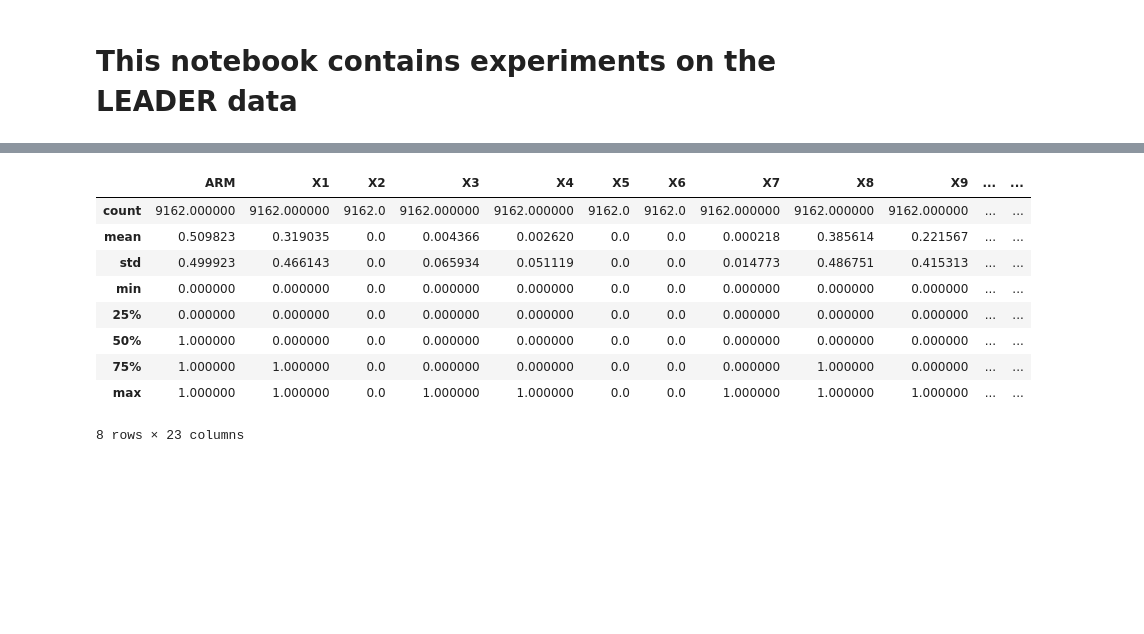
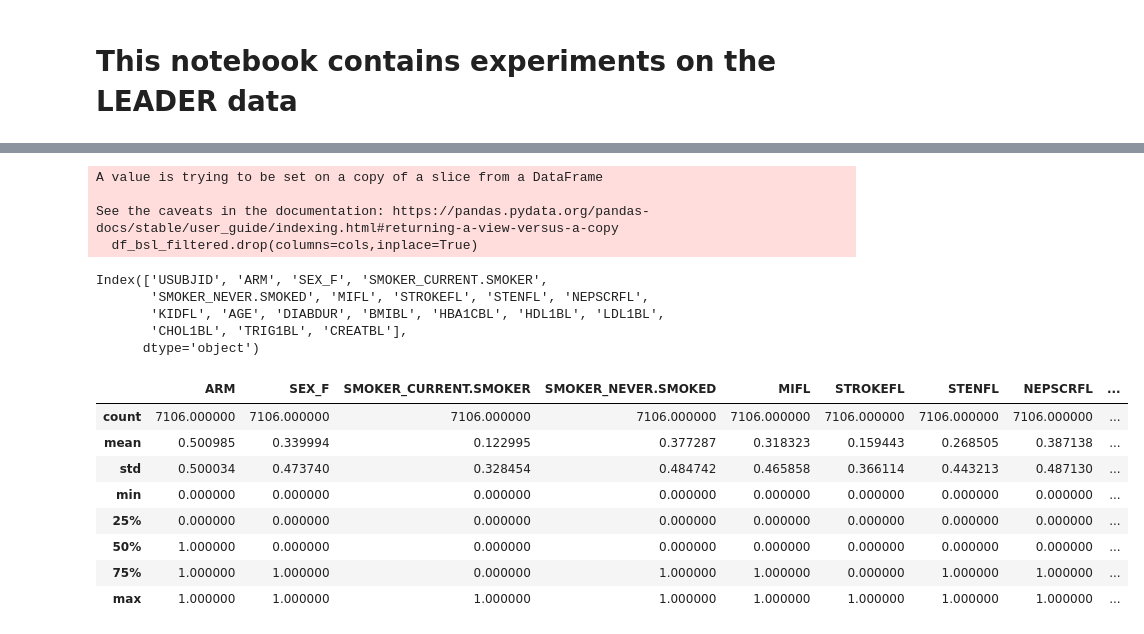
Before and after one commit to xwshen51/frengression, a Jupyter notebook: leader/simulation_leader.ipynb, the cells around one changed output, grey strips where cells are left out. Cells and saved outputs as stored; diff of their text form; code cells hidden in the pictures; blank space fills up the shorter version.

```diff
--- a/leader/simulation_leader.ipynb
+++ b/leader/simulation_leader.ipynb
@@ -261,13 +283,37 @@ ROC AUC: 0.71
+# %%
+cols = [
+    'RACE_AMERICAN.INDIAN.OR.ALASKA.NATIVE',
+    'RACE_NATIVE.HAWAIIAN.OR.OTHER.PACIFIC.ISLANDER',
+    'RACE_OTHER',
+    'RACE_ASIAN',
+    'RACE_BLACK.OR.AFRICAN.AMERICAN',
+]
+
+df_bsl_filtered = df_bsl[df_bsl[cols].eq(0).all(axis=1)]
+# %%
+df_bsl_filtered.drop(columns=cols,inplace=True)
+# %% [output]
+A value is trying to be set on a copy of a slice from a DataFrame
+
+See the caveats in the documentation: https://pandas.pydata.org/pandas-docs/stable/user_guide/indexing.html#returning-a-view-versus-a-copy
+  df_bsl_filtered.drop(columns=cols,inplace=True)
+# %%
+df_bsl_filtered.columns
+# %% [output]
+Index(['USUBJID', 'ARM', 'SEX_F', 'SMOKER_CURRENT.SMOKER',
+       'SMOKER_NEVER.SMOKED', 'MIFL', 'STROKEFL', 'STENFL', 'NEPSCRFL',
+       'KIDFL', 'AGE', 'DIABDUR', 'BMIBL', 'HBA1CBL', 'HDL1BL', 'LDL1BL',
+       'CHOL1BL', 'TRIG1BL', 'CREATBL'],
+      dtype='object')
 # %%
-simulated_df.describe()
+df_bsl_filtered.describe()
 # %% [output]
-|  | ARM | X1 | X2 | X3 | X4 | X5 | X6 | X7 | X8 | X9 | ... | ... |
-| count | 9162.000000 | 9162.000000 | 9162.0 | 9162.000000 | 9162.000000 | 9162.0 | 9162.0 | 9162.000000 | 9162.000000 | 9162.000000 | ... | ... |
-| mean | 0.509823 | 0.319035 | 0.0 | 0.004366 | 0.002620 | 0.0 | 0.0 | 0.000218 | 0.385614 | 0.221567 | ... | ... |
-| std | 0.499923 | 0.466143 | 0.0 | 0.065934 | 0.051119 | 0.0 | 0.0 | 0.014773 | 0.486751 | 0.415313 | ... | ... |
-| min | 0.000000 | 0.000000 | 0.0 | 0.000000 | 0.000000 | 0.0 | 0.0 | 0.000000 | 0.000000 | 0.000000 | ... | ... |
-| 25% | 0.000000 | 0.000000 | 0.0 | 0.000000 | 0.000000 | 0.0 | 0.0 | 0.000000 | 0.000000 | 0.000000 | ... | ... |
-| 50% | 1.000000 | 0.000000 | 0.0 | 0.000000 | 0.000000 | 0.0 | 0.0 | 0.000000 | 0.000000 | 0.000000 | ... | ... |
-| 75% | 1.000000 | 1.000000 | 0.0 | 0.000000 | 0.000000 | 0.0 | 0.0 | 0.000000 | 1.000000 | 0.000000 | ... | ... |
-| max | 1.000000 | 1.000000 | 0.0 | 1.000000 | 1.000000 | 0.0 | 0.0 | 1.000000 | 1.000000 | 1.000000 | ... | ... |
+|  | ARM | SEX_F | SMOKER_CURRENT.SMOKER | SMOKER_NEVER.SMOKED | MIFL | STROKEFL | STENFL | NEPSCRFL | ... |
+| count | 7106.000000 | 7106.000000 | 7106.000000 | 7106.000000 | 7106.000000 | 7106.000000 | 7106.000000 | 7106.000000 | ... |
+| mean | 0.500985 | 0.339994 | 0.122995 | 0.377287 | 0.318323 | 0.159443 | 0.268505 | 0.387138 | ... |
+| std | 0.500034 | 0.473740 | 0.328454 | 0.484742 | 0.465858 | 0.366114 | 0.443213 | 0.487130 | ... |
+| min | 0.000000 | 0.000000 | 0.000000 | 0.000000 | 0.000000 | 0.000000 | 0.000000 | 0.000000 | ... |
+| 25% | 0.000000 | 0.000000 | 0.000000 | 0.000000 | 0.000000 | 0.000000 | 0.000000 | 0.000000 | ... |
+| 50% | 1.000000 | 0.000000 | 0.000000 | 0.000000 | 0.000000 | 0.000000 | 0.000000 | 0.000000 | ... |
+| 75% | 1.000000 | 1.000000 | 0.000000 | 1.000000 | 1.000000 | 0.000000 | 1.000000 | 1.000000 | ... |
+| max | 1.000000 | 1.000000 | 1.000000 | 1.000000 | 1.000000 | 1.000000 | 1.000000 | 1.000000 | ... |
-8 rows × 23 columns
```
Also changed, not shown: parts of 14 cells of this notebook, 2 other files.
